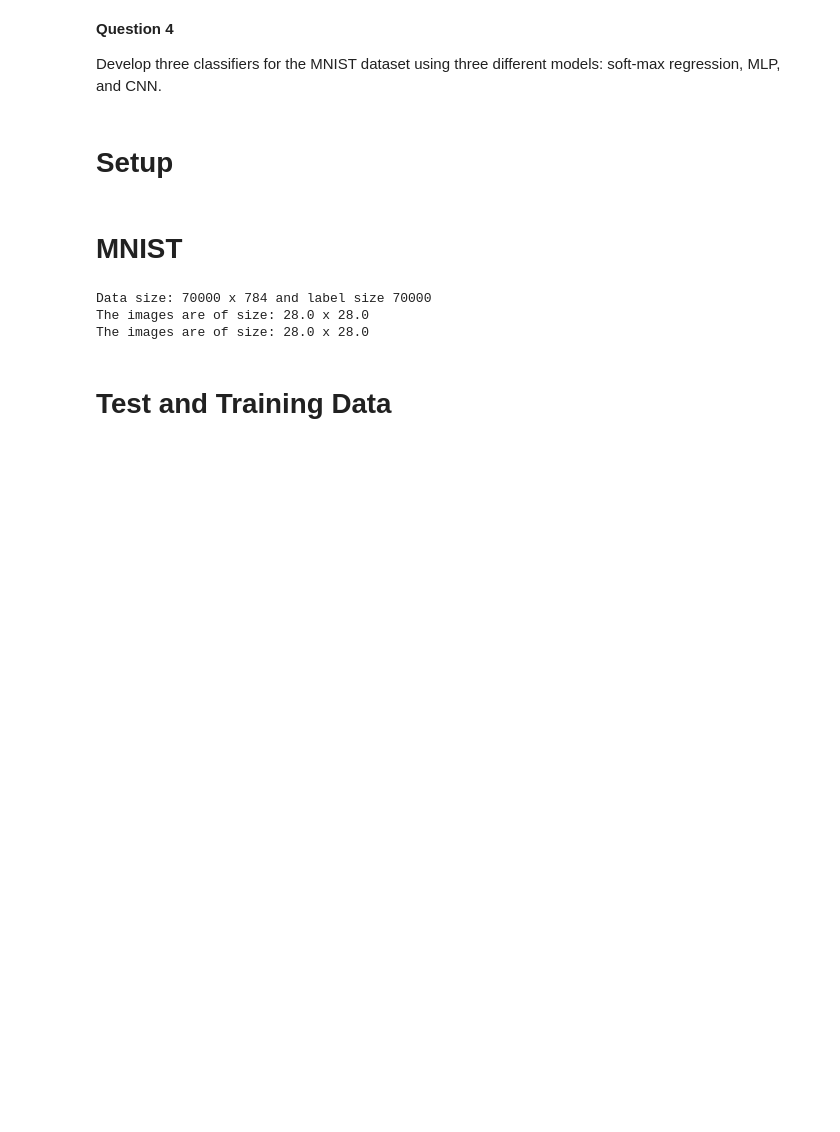
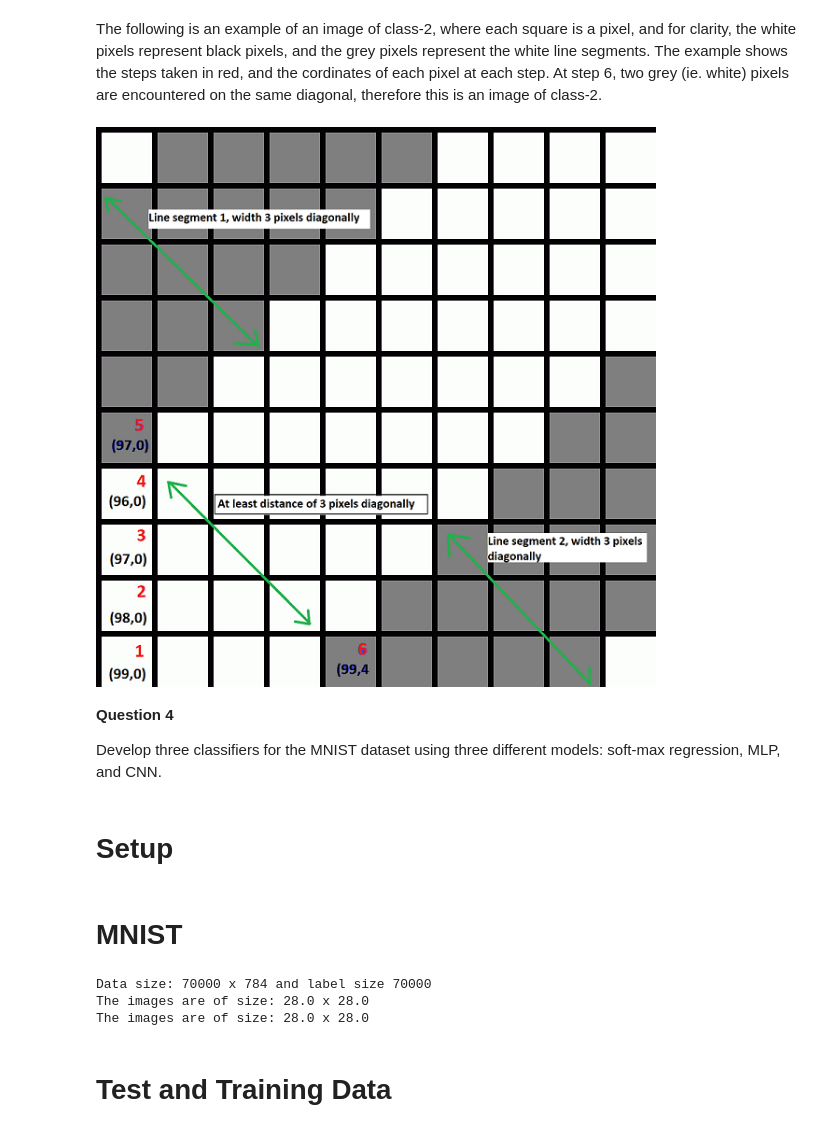
Before and after one commit to sofa13/csi5138_a2, a Jupyter notebook: MNIST_softmax_mlp_cnn.ipynb, the cells around one changed output. Drawn from its saved outputs; the diff is of its cells as text; code cells hidden in the pictures; blank space fills up the shorter version.

```diff
--- a/MNIST_softmax_mlp_cnn.ipynb
+++ b/MNIST_softmax_mlp_cnn.ipynb
@@ -1,3 +20,10 @@
+# %% [markdown]
+The following is an example of an image of class-2, where each square is a pixel, and for clarity, the white pixels represent black pixels, and the grey pixels represent the white line segments. The example shows the steps taken in red, and the cordinates of each pixel at each step. At step 6, two grey (ie. white) pixels are encountered on the same diagonal, therefore this is an image of class-2.
+# %%
+from IPython.display import Image
+Image(filename='./images/grid (1) example.png')
+# %% [output]
+[figure, added]
 # %% [markdown]
 **Question 4**
 
```
Also changed, not shown: parts of 4 cells of this notebook, 1 other file.
